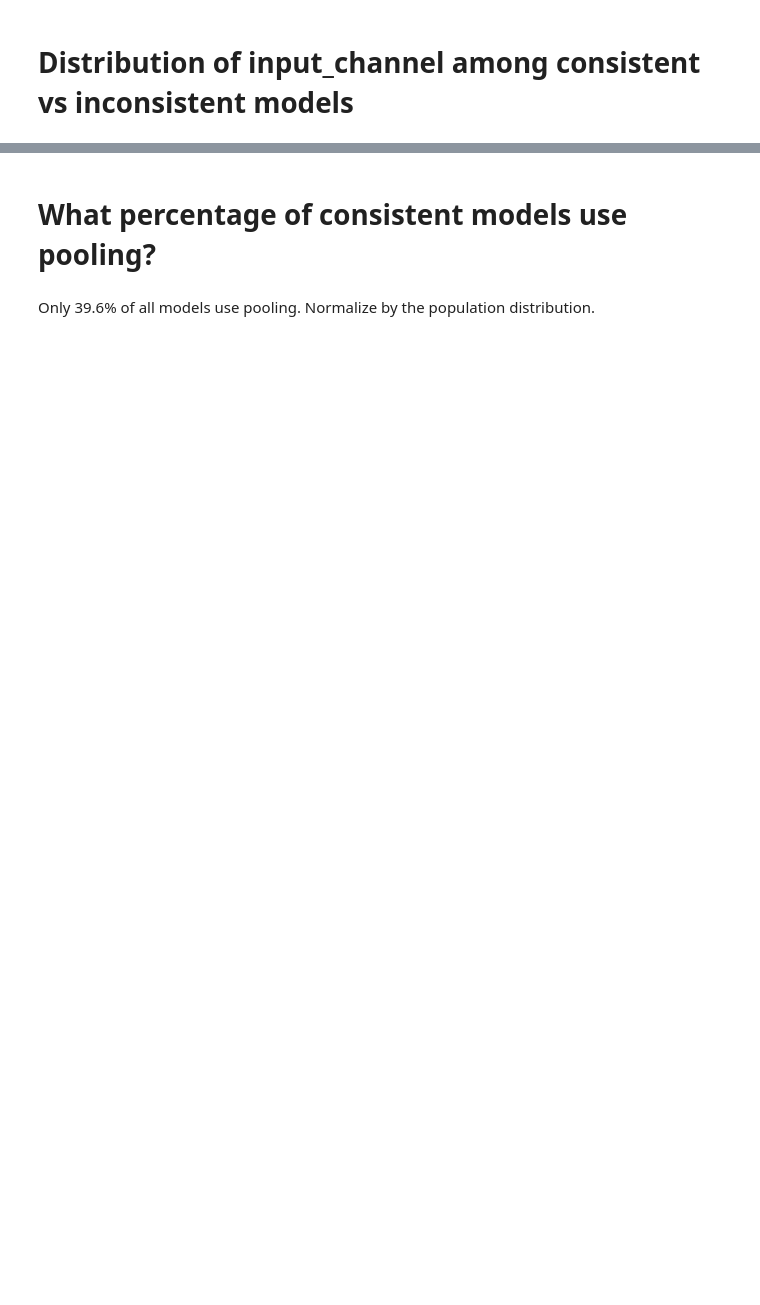
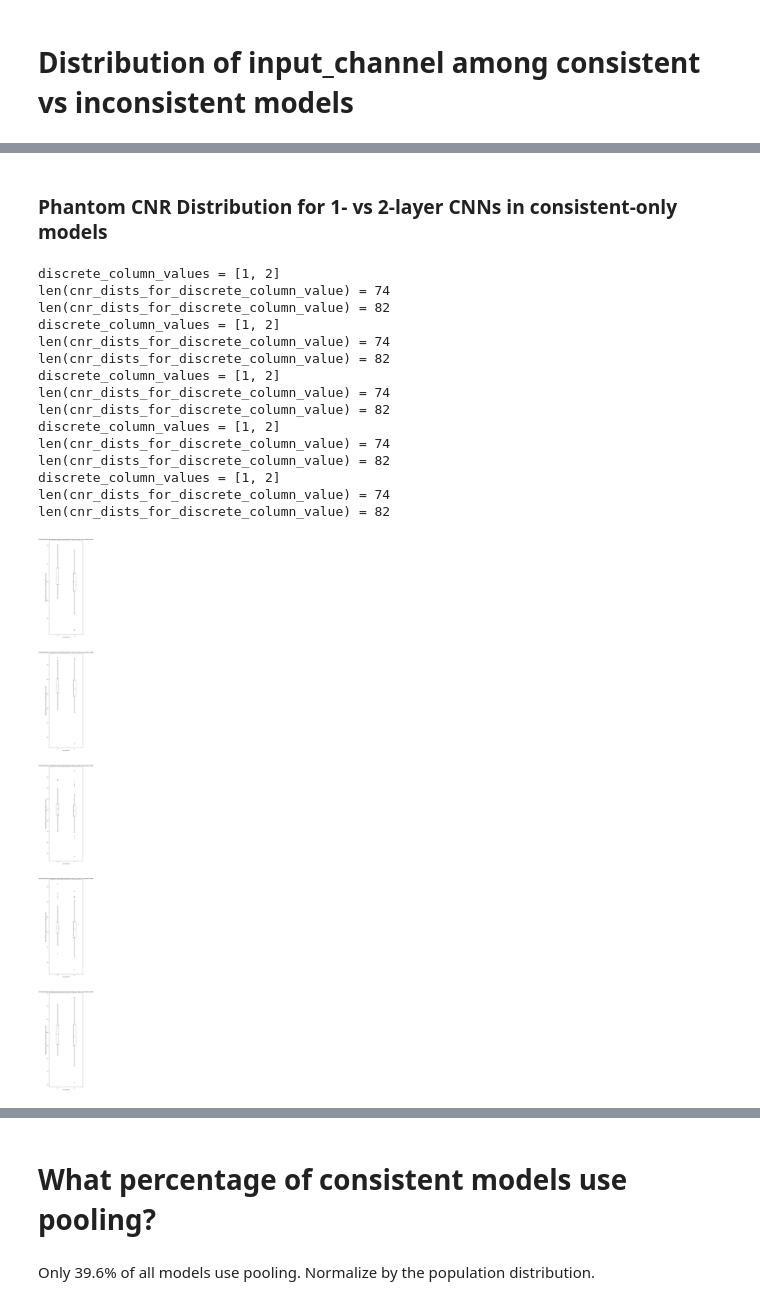
Before and after one commit to zhanwenchen/beam_nn, a Jupyter notebook: notebooks/Hyperparameter Analysis.ipynb, the cells around one changed output, grey strips where cells are left out. Saved outputs shown, nothing was run; the diff lists cells and outputs as text; code cells hidden in the pictures; blank space fills up the shorter version.

```diff
--- a/notebooks/Hyperparameter Analysis.ipynb
+++ b/notebooks/Hyperparameter Analysis.ipynb
@@ -165,0 +251,40 @@ consistent_vs_inconsistent_discrete('input_channel')
+# %% [markdown]
+### Phantom CNR Distribution for 1- vs 2-layer CNNs in consistent-only models
+# %%
+# fig, axes = plt.subplots(2, 2, figsize=(20, 20))
+fig, axes = plt.subplots(5, 1, figsize=(6, 100))
+
+axes[0].set_title('CNR distribution for phantom target 1 as a function of input_channel in consistent models')
+boxplot_cnr_vs_discrete_attributes('input_channel', 'target_phantom_anechoic_cyst_2p5mm_target_1_cnr_dnn', consistent, ax=axes[0])
+
+axes[1].set_title('CNR distribution for phantom target 2 as a function of input_channel in consistent models')
+boxplot_cnr_vs_discrete_attributes('input_channel', 'target_phantom_anechoic_cyst_2p5mm_target_2_cnr_dnn', consistent, ax=axes[1])
+
+axes[2].set_title('CNR distribution for phantom target 3 as a function of input_channel in consistent models')
+boxplot_cnr_vs_discrete_attributes('input_channel', 'target_phantom_anechoic_cyst_2p5mm_target_3_cnr_dnn', consistent, ax=axes[2])
+
+axes[3].set_title('CNR distribution for phantom target 4 as a function of input_channel in consistent models')
+boxplot_cnr_vs_discrete_attributes('input_channel', 'target_phantom_anechoic_cyst_2p5mm_target_4_cnr_dnn', consistent, ax=axes[3])
+
+axes[4].set_title('CNR distribution for phantom target 5 as a function of input_channel in consistent models')
+boxplot_cnr_vs_discrete_attributes('input_channel', 'target_phantom_anechoic_cyst_2p5mm_target_5_cnr_dnn', consistent, ax=axes[4])
+
+# plt.tight_layout()
+plt.show()
+# %% [output]
+discrete_column_values = [1, 2]
+len(cnr_dists_for_discrete_column_value) = 74
+len(cnr_dists_for_discrete_column_value) = 82
+discrete_column_values = [1, 2]
+len(cnr_dists_for_discrete_column_value) = 74
+len(cnr_dists_for_discrete_column_value) = 82
+discrete_column_values = [1, 2]
+len(cnr_dists_for_discrete_column_value) = 74
+len(cnr_dists_for_discrete_column_value) = 82
+discrete_column_values = [1, 2]
+len(cnr_dists_for_discrete_column_value) = 74
+len(cnr_dists_for_discrete_column_value) = 82
+discrete_column_values = [1, 2]
+len(cnr_dists_for_discrete_column_value) = 74
+len(cnr_dists_for_discrete_column_value) = 82
+[figure, added]
```
Also changed, not shown: parts of 41 cells of this notebook, 1 other file.
